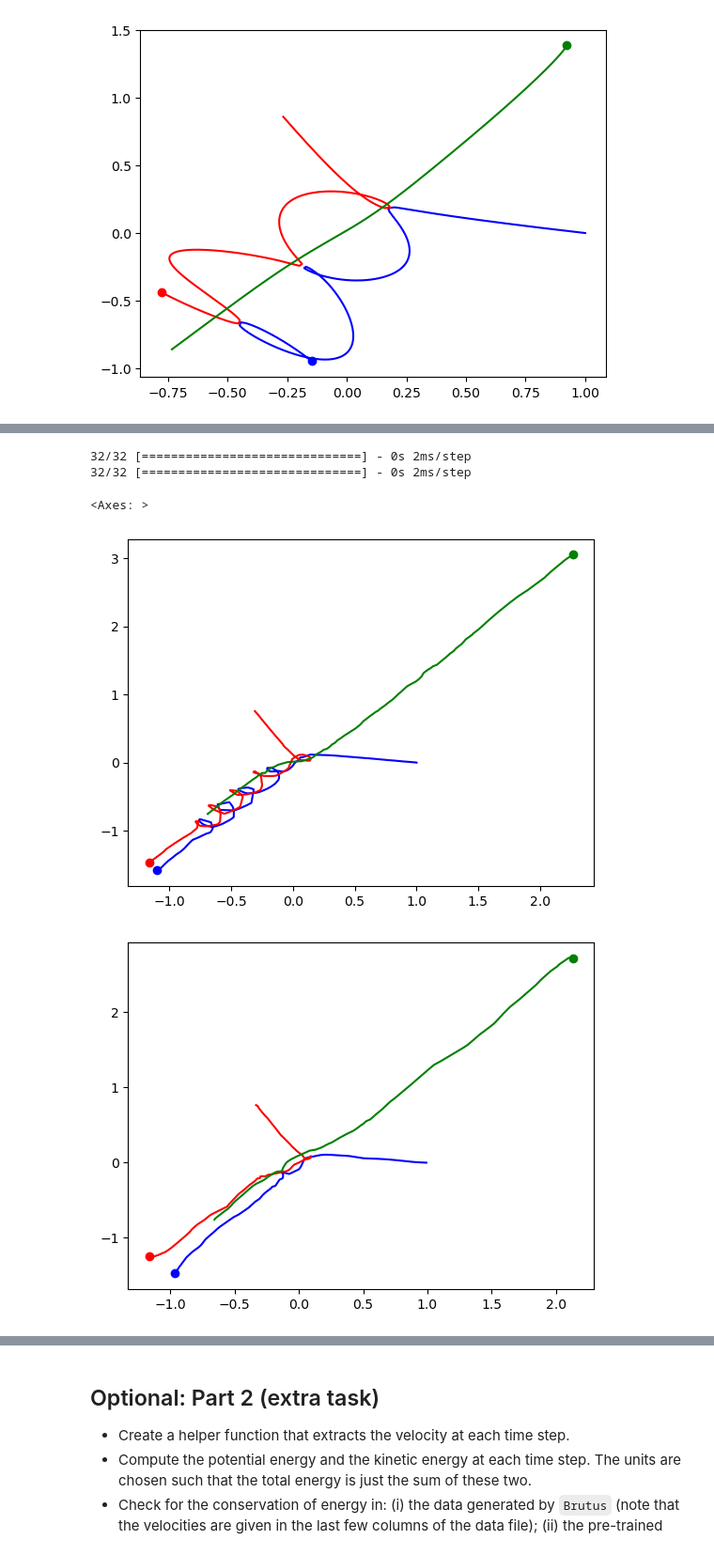
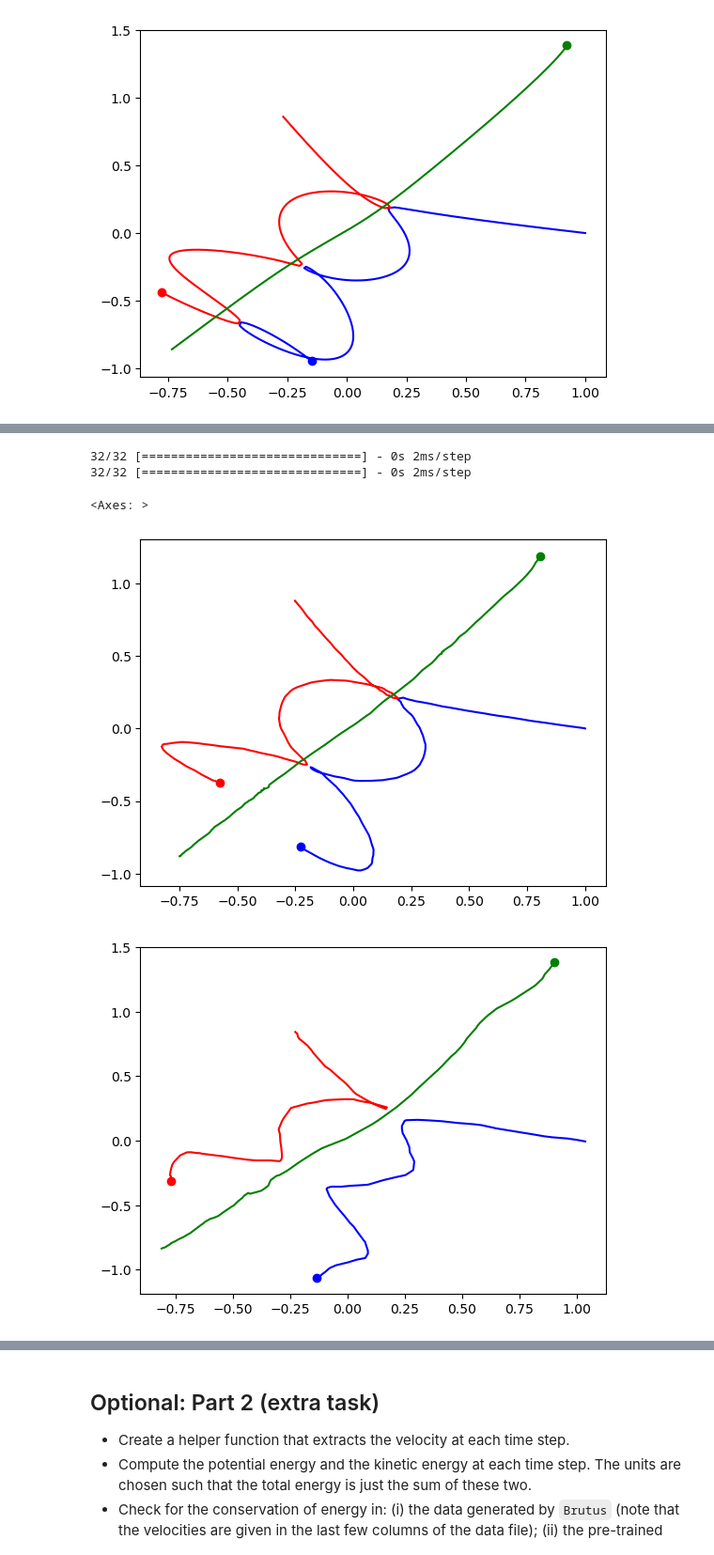
Before and after one commit to charbelnemer/tif285_project2, a Jupyter notebook: TIF285_Project2.ipynb, the cells around one changed output, grey strips where cells are left out. Shown at 94% size. Cells and saved outputs as stored; diff of their text form; code cells hidden in the pictures.

```diff
--- a/TIF285_Project2.ipynb
+++ b/TIF285_Project2.ipynb
@@ -69,11 +70,10 @@ print(data.shape)
 stuck = []
 
 for idx in range(9000):
-    if np.all(data[idx,100:,1])==0 and np.all(data[idx,100:,2])==0:
+    if np.all(data[idx,:,1])==0 and np.all(data[idx,:,2])==0:
         stuck.append(idx)
 print(len(stuck))
 cleaned_data = np.delete(data, stuck, axis=0)
-print(cleaned_data.shape)
 
 #idx = 2
 #fig,ax = plt.subplots(1,1)
@@ -190,7 +190,7 @@ def get_trajectories(pred):
 
     return p1, p2, p3
 # %%
-def plot_trajectories(p1, p2, p3, ax=None, **kwargs):
+def plot_trajectories(p1, p2, p3, ax=None, linestyle = '-'):
     """
     Plots trajectories for points p1, p2, p3
 
@@ -207,12 +207,12 @@ def plot_trajectories(p1, p2, p3, ax=None, **kwargs):
     if ax==None:
         fig,ax = plt.subplots(1,1)
 
-    ax.plot(p1[:,0],p1[:,1],'b')
-    ax.plot(p1[-1,0],p1[-1,1],'bo')
-    ax.plot(p2[:,0],p2[:,1],'r')
-    ax.plot(p2[-1,0],p2[-1,1],'ro')
-    ax.plot(p3[:,0],p3[:,1],'g')
-    ax.plot(p3[-1,0],p3[-1,1],'go')
+    ax.plot(p1[:,0],p1[:,1],'b', linestyle=linestyle)
+    ax.plot(p1[-1,0],p1[-1,1],'bo', linestyle=linestyle)
+    ax.plot(p2[:,0],p2[:,1],'r', linestyle=linestyle)
+    ax.plot(p2[-1,0],p2[-1,1],'ro', linestyle=linestyle)
+    ax.plot(p3[:,0],p3[:,1],'g', linestyle=linestyle)
+    ax.plot(p3[-1,0],p3[-1,1],'go', linestyle=linestyle)
     return ax
 # %%
 idx = 0
@@ -254,9 +259,9 @@ y_val = np.array(y_val).reshape(-1,4)
 # %%
 train_dataset = tf.data.Dataset.from_tensor_slices((x_train, y_train))
-train_dataset = train_dataset.batch(68000,drop_remainder=True)
+train_dataset = train_dataset.batch(68600,drop_remainder=True)
 
-val_dataset = tf.data.Dataset.from_tensor_slices((x_test, y_test))
-val_dataset = val_dataset.batch(68000,drop_remainder=True)
+val_dataset = tf.data.Dataset.from_tensor_slices((x_val, y_val))
+val_dataset = val_dataset.batch(7630,drop_remainder=True)
 
 
 model = keras.Sequential()
@@ -272,6 +277,8 @@ model.add(keras.layers.Dense(4, activation="linear"))
 optimizer=keras.optimizers.Adam(0.001, 0.5, 0.5)
 loss=keras.losses.MeanAbsoluteError()
 model.compile(loss = loss,optimizer = optimizer, metrics = ['mean_absolute_error'])
-model.fit(train_dataset, epochs=100, validation_data = val_dataset)
+t0 = time.time()
+history = model.fit(train_dataset, epochs=20, validation_data = val_dataset)
+t1 = time.time()
 model.save("my_model.keras")
 # %% [output]
@@ -295,17 +312,17 @@ Epoch 100/100
 # %%
-idx = indices_val[6]
+idx = indices_val[0]
 x_lab, y_lab = get_data(idx)
 
 predictions = pre_trained_model.predict(x_lab)
 p1, p2, p3 = get_trajectories(predictions)
 plot_trajectories(p1,p2,p3)
 
 predictions = model.predict(x_lab)
 p1, p2, p3 = get_trajectories(predictions)
 plot_trajectories(p1,p2,p3)
 # %% [output]
 32/32 [==============================] - 0s 2ms/step
 32/32 [==============================] - 0s 2ms/step
 <Axes: >
-[figure, old version]
+[figure, new version]
-[figure, old version]
+[figure, new version]
```
Also changed, not shown: parts of 7 cells of this notebook.
